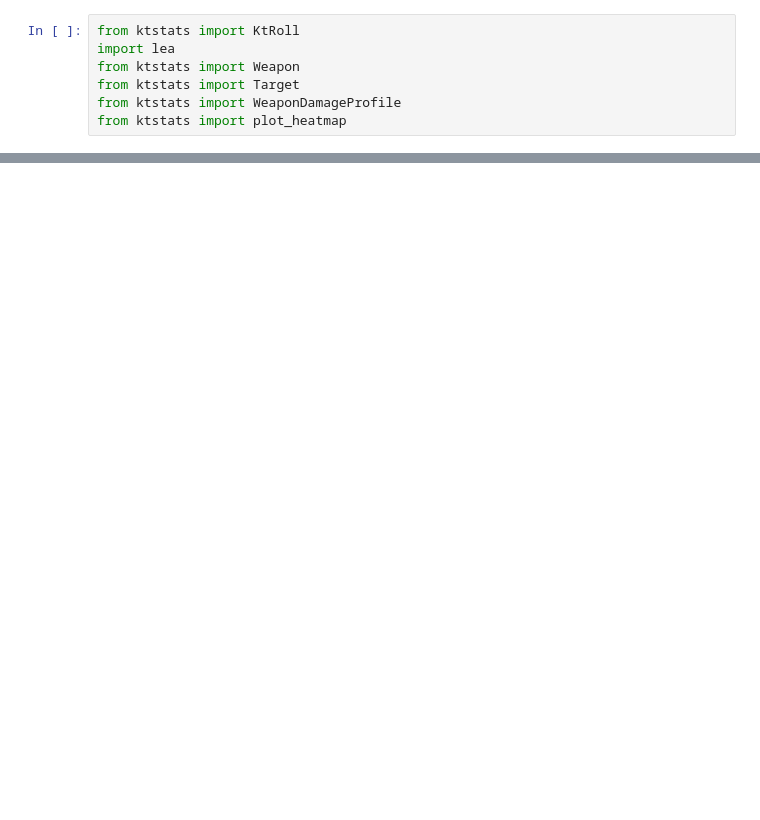
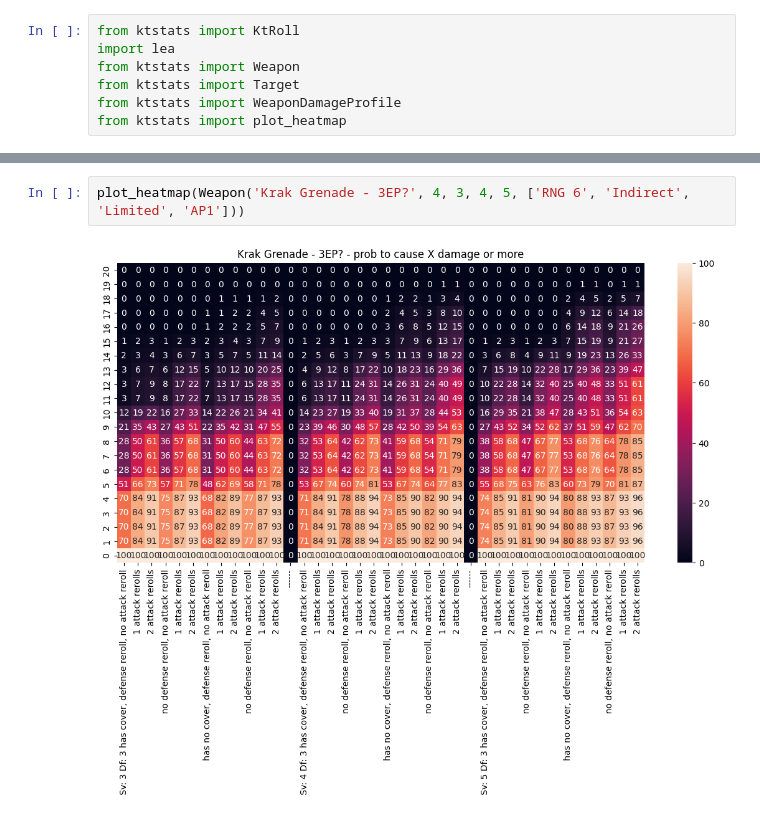
Before and after one commit to feuerfritas/ktstats, a Jupyter notebook: Arbites.ipynb, the cells around one changed output, grey strips where cells are left out. Cells and saved outputs as stored; diff of their text form; blank space fills up the shorter version.

```diff
--- a/Arbites.ipynb
+++ b/Arbites.ipynb
@@ -47,0 +50,4 @@ plot_heatmap(Weapon('Frag Grenade - 2EP?', 4, 3, 2, 3, ['RNG 6', 'Indirect']))
+# %%
+plot_heatmap(Weapon('Krak Grenade - 3EP?', 4, 3, 4, 5, ['RNG 6', 'Indirect', 'Limited', 'AP1']))
+# %% [output]
+[figure, added]
```
Also changed, not shown: parts of 10 cells of this notebook, 2 other files.
